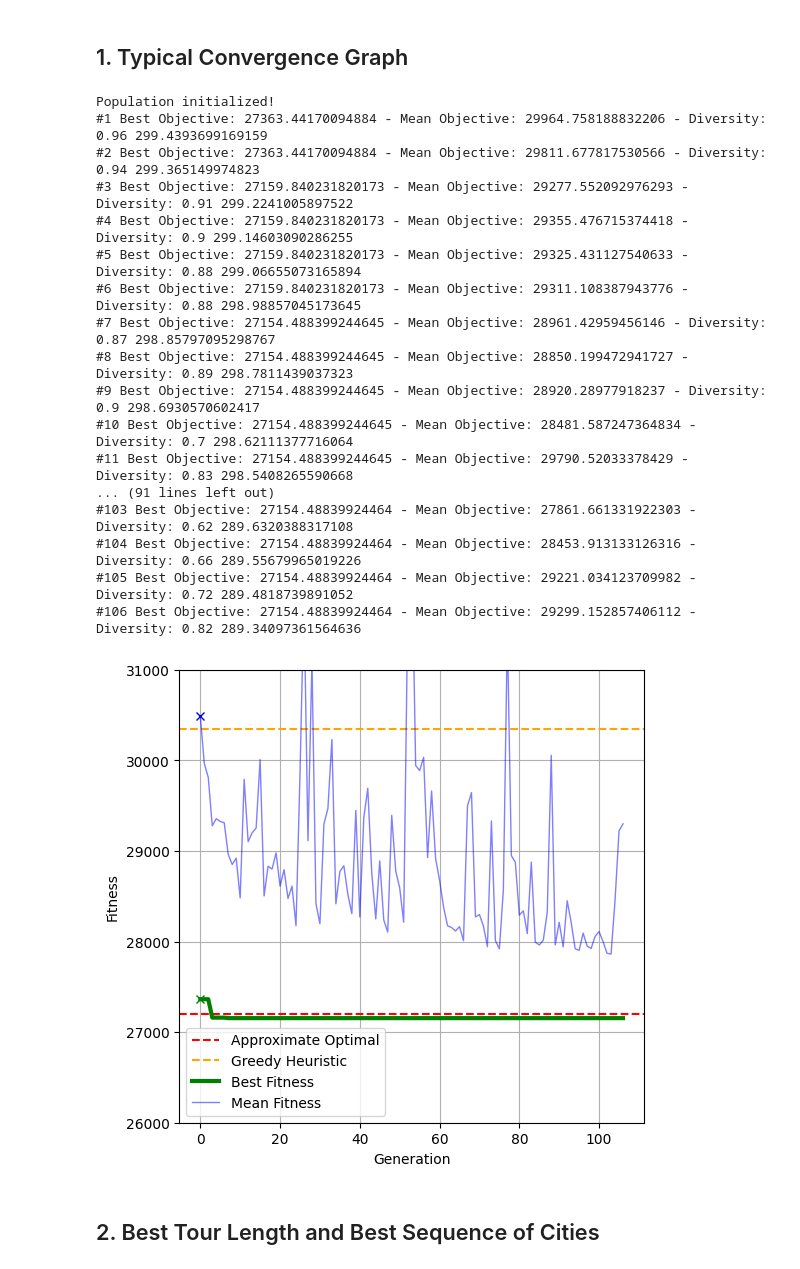
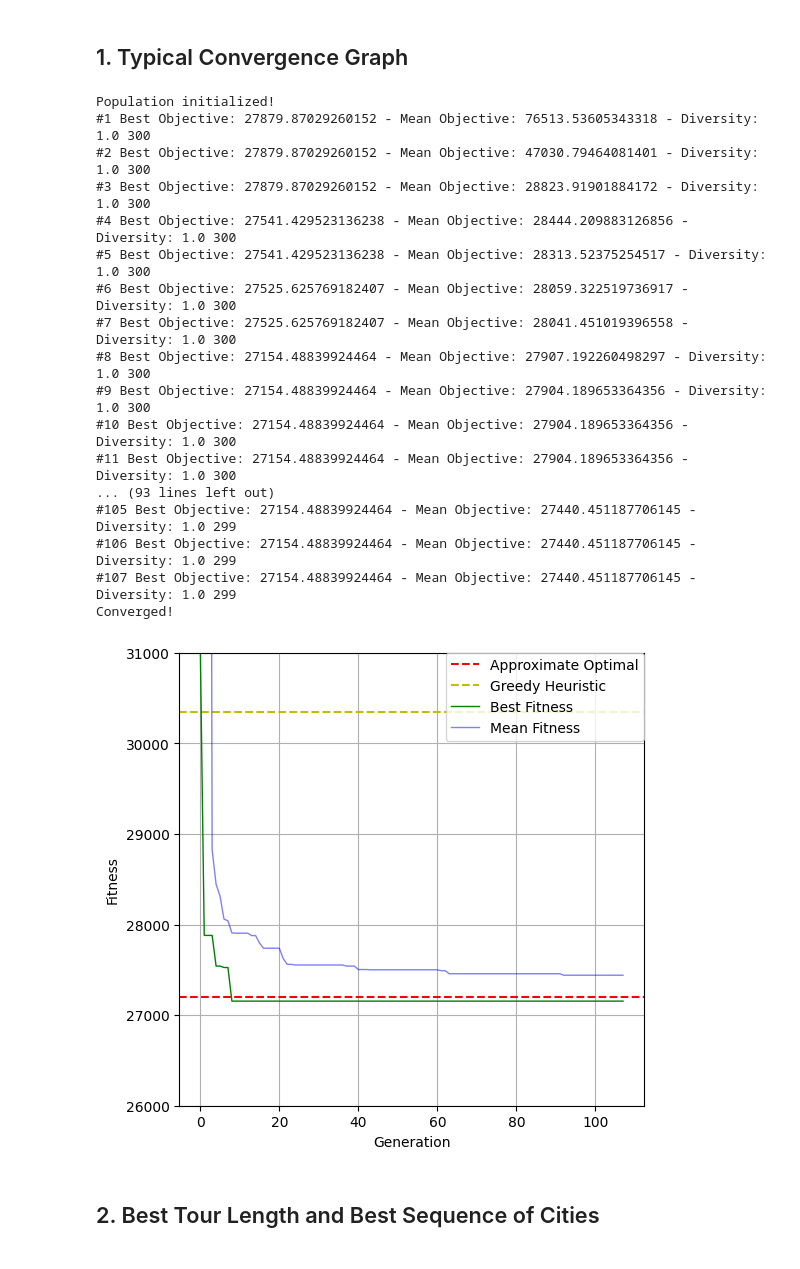
Before and after one commit to gkouros/gaev-mai-kuleuven, a Jupyter notebook: src/experiments.ipynb, the cells around one changed output. Drawn from its saved outputs; the diff is of its cells as text; code cells hidden in the pictures.

```diff
--- a/src/experiments.ipynb
+++ b/src/experiments.ipynb
@@ -11,6 +11,7 @@ from Reporter import Reporter
 # The dataset filenames
 datasets = ['tour29.csv', 'tour100.csv', 'tour194.csv', 'tour929.csv']
 benchmarks = [(27200, 30350.13), (7350, 8636.5), (9000, 11385.01), (95300, 113683.58)]
+limits = [(26000, 31000), [6000, 14000], [8500, 12000], [120000, 90000]]
 # %% [markdown]
 # Sequence of Experiments
 # %% [markdown]
@@ -23,10 +24,13 @@ distance_matrix = np.loadtxt(file, delimiter=",")
 file.close()
 
 reporter = Reporter(datasets[dataset_idx][:-4])
-ga = TSPEvolutionaryAlgorithm(distance_matrix, lambda_=100, mu=20, k=4,
+ga = TSPEvolutionaryAlgorithm(distance_matrix, lambda_=10, mu=5, k=3,
                               recombination_probability=0.9,
                               mutation_probability=0.1,
-                              local_search_probability=0.3)
+                              local_search_probability=1,#0.3,
+                              mutation_strength=3,
+                              fitness_sharing_alpha=1,
+                              fitness_sharing_sigma=len(distance_matrix)//10)
 
 while not ga.converged(improvement_criterion=True, improvement_threshold=100):
     ga.update()
@@ -38,52 +42,58 @@ while not ga.converged(improvement_criterion=True, improvement_threshold=100):
     time_left = reporter.report(mean_objective,
                                 best_objective,
                                 best_solution)
-    print(ga.state, time_left)
+    print(ga.state, round(time_left))
     if time_left < 0:
         break
+
+print('Converged!')
 # %% [output]
 Population initialized!
-#1 Best Objective: 27363.44170094884 - Mean Objective: 29964.758188832206 - Diversity: 0.96 299.4393699169159
-#2 Best Objective: 27363.44170094884 - Mean Objective: 29811.677817530566 - Diversity: 0.94 299.365149974823
-#3 Best Objective: 27159.840231820173 - Mean Objective: 29277.552092976293 - Diversity: 0.91 299.2241005897522
-#4 Best Objective: 27159.840231820173 - Mean Objective: 29355.476715374418 - Diversity: 0.9 299.14603090286255
-#5 Best Objective: 27159.840231820173 - Mean Objective: 29325.431127540633 - Diversity: 0.88 299.06655073165894
-#6 Best Objective: 27159.840231820173 - Mean Objective: 29311.108387943776 - Diversity: 0.88 298.98857045173645
-#7 Best Objective: 27154.488399244645 - Mean Objective: 28961.42959456146 - Diversity: 0.87 298.85797095298767
-#8 Best Objective: 27154.488399244645 - Mean Objective: 28850.199472941727 - Diversity: 0.89 298.7811439037323
-#9 Best Objective: 27154.488399244645 - Mean Objective: 28920.28977918237 - Diversity: 0.9 298.6930570602417
-#10 Best Objective: 27154.488399244645 - Mean Objective: 28481.587247364834 - Diversity: 0.7 298.62111377716064
-#11 Best Objective: 27154.488399244645 - Mean Objective: 29790.52033378429 - Diversity: 0.83 298.5408265590668
-... (91 lines left out)
-#103 Best Objective: 27154.48839924464 - Mean Objective: 27861.661331922303 - Diversity: 0.62 289.6320388317108
-#104 Best Objective: 27154.48839924464 - Mean Objective: 28453.913133126316 - Diversity: 0.66 289.55679965019226
-#105 Best Objective: 27154.48839924464 - Mean Objective: 29221.034123709982 - Diversity: 0.72 289.4818739891052
-#106 Best Objective: 27154.48839924464 - Mean Objective: 29299.152857406112 - Diversity: 0.82 289.34097361564636
+#1 Best Objective: 27879.87029260152 - Mean Objective: 76513.53605343318 - Diversity: 1.0 300
+#2 Best Objective: 27879.87029260152 - Mean Objective: 47030.79464081401 - Diversity: 1.0 300
+#3 Best Objective: 27879.87029260152 - Mean Objective: 28823.91901884172 - Diversity: 1.0 300
+#4 Best Objective: 27541.429523136238 - Mean Objective: 28444.209883126856 - Diversity: 1.0 300
+#5 Best Objective: 27541.429523136238 - Mean Objective: 28313.52375254517 - Diversity: 1.0 300
+#6 Best Objective: 27525.625769182407 - Mean Objective: 28059.322519736917 - Diversity: 1.0 300
+#7 Best Objective: 27525.625769182407 - Mean Objective: 28041.451019396558 - Diversity: 1.0 300
+#8 Best Objective: 27154.48839924464 - Mean Objective: 27907.192260498297 - Diversity: 1.0 300
+#9 Best Objective: 27154.48839924464 - Mean Objective: 27904.189653364356 - Diversity: 1.0 300
+#10 Best Objective: 27154.48839924464 - Mean Objective: 27904.189653364356 - Diversity: 1.0 300
+#11 Best Objective: 27154.48839924464 - Mean Objective: 27904.189653364356 - Diversity: 1.0 300
+... (93 lines left out)
+#105 Best Objective: 27154.48839924464 - Mean Objective: 27440.451187706145 - Diversity: 1.0 299
+#106 Best Objective: 27154.48839924464 - Mean Objective: 27440.451187706145 - Diversity: 1.0 299
+#107 Best Objective: 27154.48839924464 - Mean Objective: 27440.451187706145 - Diversity: 1.0 299
+Converged!
 # %%
 from matplotlib import pyplot as plt
 
-def plot_convergence_graph(ga: TSPEvolutionaryAlgorithm, optimal, greedy):
+def plot_convergence_graph(ga: TSPEvolutionaryAlgorithm, optimal, greedy, limits):
     best_fitnesses = ga.best_history
     mean_fitnesses = ga.mean_history
 
     fig = plt.figure('Convergence Graph', figsize=(6,6), dpi= 100, facecolor='w', edgecolor='k')
     plt.axhline(y=optimal, color='r', linestyle='--')
-    plt.axhline(y=greedy, color='orange', linestyle='--')
-    plt.plot(best_fitnesses, 'g', alpha=1, lw=3)
+    plt.axhline(y=greedy, color='y', linestyle='--')
+    plt.plot(best_fitnesses, 'g', alpha=1, lw=1)
     plt.plot(mean_fitnesses, 'b', alpha=0.5, lw=1)
     plt.plot(0, best_fitnesses[0], 'gx')
     plt.plot(0, mean_fitnesses[0], 'bx')
     plt.xlabel('Generation')
     plt.ylabel('Fitness')
-    plt.legend(['Approximate Optimal', 'Greedy Heuristic', 'Best Fitness', 'Mean Fitness'])
+    plt.legend(['Approximate Optimal', 'Greedy Heuristic', 'Best Fitness', 'Mean Fitness'],
+               bbox_to_anchor=(1, 1), loc=1, borderaxespad=0)
+
     plt.grid(True)
-    plt.ylim([26000, 31000])
-    #plt.ylim([80000, 0.2e6])
+    plt.ylim(limits)
     plt.show()
 
-plot_convergence_graph(ga, optimal=benchmarks[dataset_idx][0], greedy=benchmarks[dataset_idx][1])
+plot_convergence_graph(ga,
+                       optimal=benchmarks[dataset_idx][0],
+                       greedy=benchmarks[dataset_idx][1],
+                       limits=limits[dataset_idx])
 # %% [output]
-[figure, old version]
+[figure, new version]
 # %% [markdown]
 ## 2. Best Tour Length and Best Sequence of Cities
 # %%
```
Also changed, not shown: parts of 3 cells of this notebook, 8 other files.
